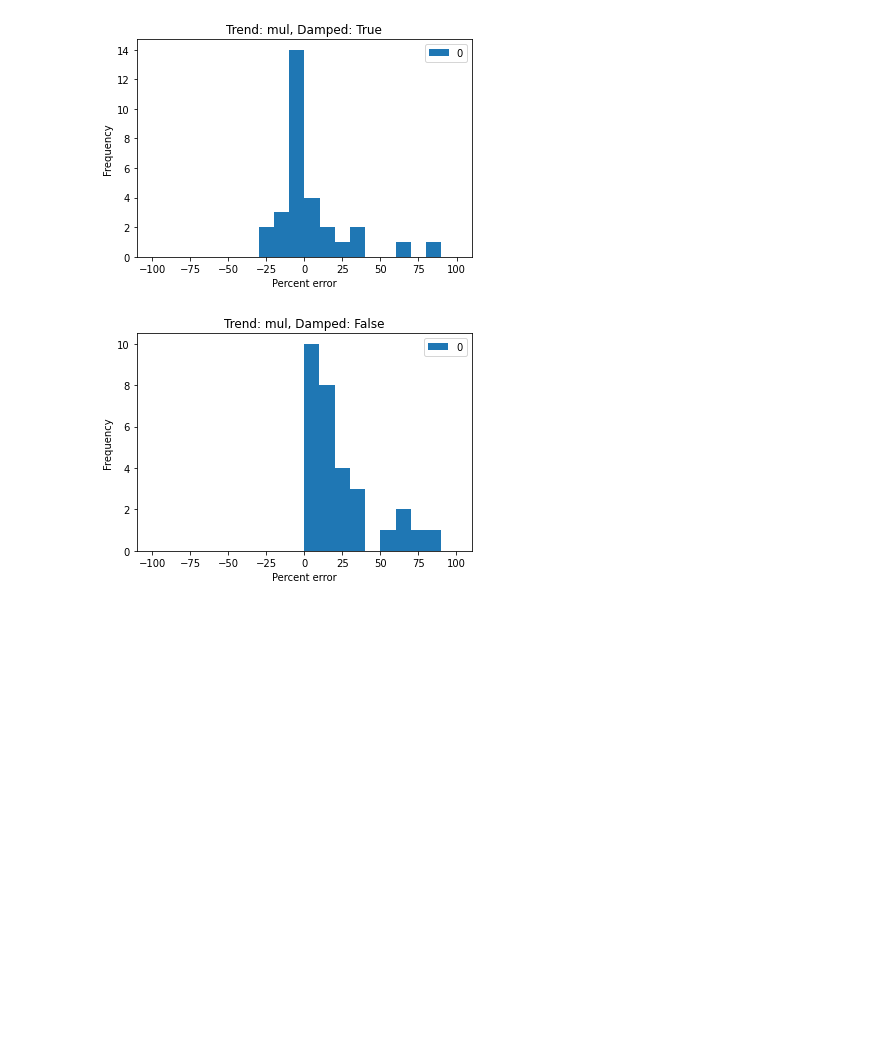
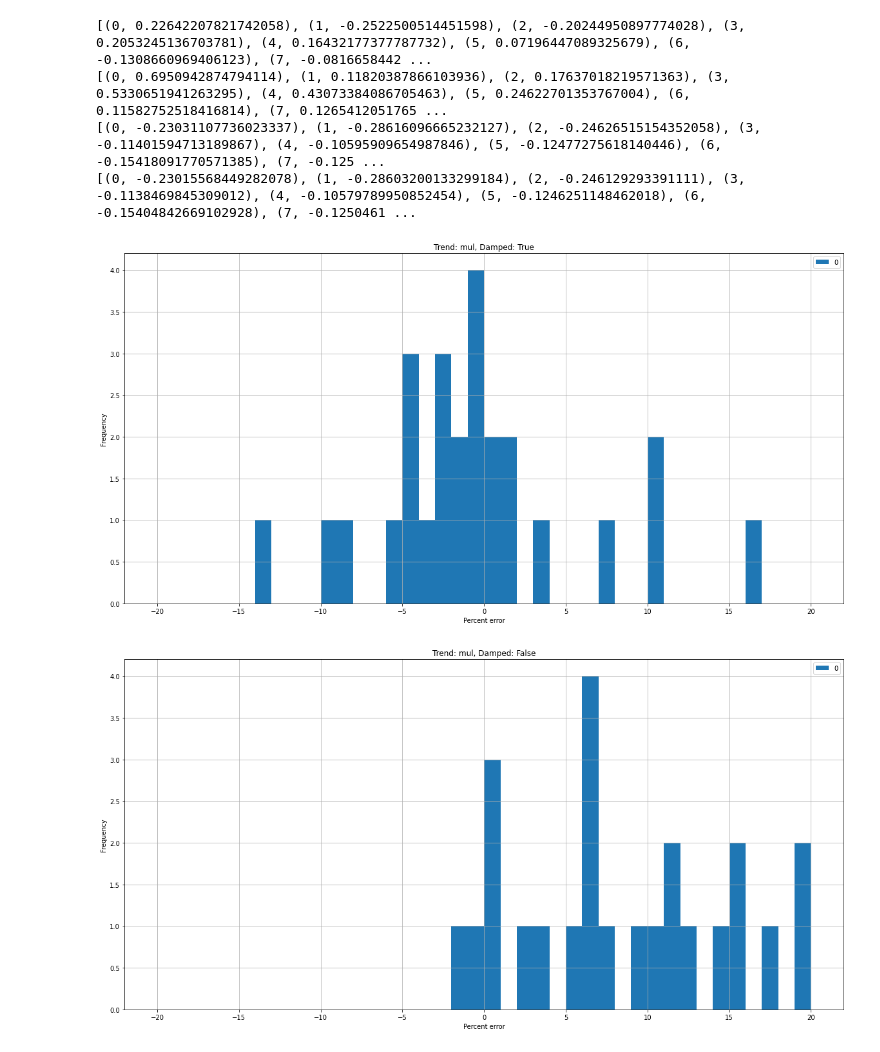
Before and after one commit to beala/covid_forecasts, a Jupyter notebook: Exponential Smoothing Model.ipynb, the cells around one changed output. Drawn from its saved outputs; the diff is of its cells as text; code cells hidden in the pictures; blank space fills up the shorter version.

```diff
--- a/Exponential Smoothing Model.ipynb
+++ b/Exponential Smoothing Model.ipynb
@@ -9,10 +9,10 @@ import matplotlib.pyplot as plt
 # %%
 us_data = pd.read_csv("../covid-tracking-data/data/us_daily.csv", index_col="date", parse_dates=["date"])[::-1]
 
-# Remove data before 2-28, where there were single digit case counts
-start_date = pd.to_datetime("20200228")
-#end_date = pd.to_datetime   ("20200420")
-end_date = us_data.index[-1]
+# Remove data before 3-04, where there were single digit case counts
+start_date = pd.to_datetime("20200304")
+end_date = pd.to_datetime("20200427")
+#end_date = us_data.index[-1]
 us_data = us_data[(us_data.index >= start_date) & (us_data.index <= end_date)]
 # %%
 us_data
@@ -85,7 +85,7 @@ Timestamp('2020-05-02 00:00:00', freq='D')
 # %%
 pd.to_datetime('2020-04-01') + pd.to_timedelta('1 day')
 
-delta = us_data.index[-1] - us_data.index[0]
+delta = end_date-start_date
 
 delta.days
 # %% [output]
@@ -103,7 +103,7 @@ for t, d in [('mul', True), ('mul', False), ('add', True), ('add', False)]:
     pct_errors = list()
     # Backtest by fitting a model and producing a 6 day
     # forecast for every day in our history.
-    for day_offset in range(1, delta.days-6):
+    for day_offset in range(1, delta.days-5):
         end_date = us_data.index[0] + pd.to_timedelta('%d day' % day_offset)
         es = hw.ExponentialSmoothing(
             us_data['positive'][(us_data.index <= end_date)],
@@ -112,11 +112,12 @@ for t, d in [('mul', True), ('mul', False), ('add', True), ('add', False)]:
             damped=d,
         )
         fit = es.fit()
-        f = fit.forecast(7)
+        f = fit.forecast(6)
         # Get the actual number for the forecast day
         actual = us_data[us_data.index == f.index[-1]]['positive']
         # Calculate the percent error of the forecast
         pct_error = (f[-1]-actual[0])/actual[0]
+        #pct_error = f[-1]-actual[0]
         #print("%s %s Actual: %d Forecast: %d Error: %.2f" % (end_date.strftime('%Y/%m/%d'), f.index[-1].strftime('%Y/%m/%d'), actual[0], f[-1], pct_error * 100))
         pct_errors.append(pct_error)
     results.append(((t,d),pct_errors))
@@ -134,13 +135,24 @@ add False
 # %%
 # Graph the histogram of percent errors over the backtested
 # forecasts
 
 for (p, errors) in results:
     errors_df = pd.DataFrame(errors)[-30:]
-    ax = (errors_df * 100).plot(kind='hist', bins=range(-100,101,10), title='Trend: %s, Damped: %s' % (p[0],p[1]))
+    print(list(enumerate(errors[-30:])))
+    ax = (errors_df * 100).plot(
+        kind='hist',
+        bins=range(-20,21,1),
+        title='Trend: %s, Damped: %s' % (p[0],p[1]),
+        figsize=(20,10),
+        grid=True
+    )
     ax.set_xlabel('Percent error')
     plt.savefig("errors-%s-%s.png" % (p[0],p[1]))
     #print (p, errors)
 # %% [output]
+[(0, 0.22642207821742058), (1, -0.2522500514451598), (2, -0.20244950897774028), (3, 0.2053245136703781), (4, 0.16432177377787732), (5, 0.07196447089325679), (6, -0.1308660969406123), (7, -0.0816658442 ...
+[(0, 0.6950942874794114), (1, 0.11820387866103936), (2, 0.17637018219571363), (3, 0.5330651941263295), (4, 0.43073384086705463), (5, 0.24622701353767004), (6, 0.11582752518416814), (7, 0.1265412051765 ...
+[(0, -0.23031107736023337), (1, -0.28616096665232127), (2, -0.24626515154352058), (3, -0.11401594713189867), (4, -0.10595909654987846), (5, -0.12477275618140446), (6, -0.15418091770571385), (7, -0.125 ...
+[(0, -0.23015568449282078), (1, -0.28603200133299184), (2, -0.246129293391111), (3, -0.1138469845309012), (4, -0.10579789950852454), (5, -0.1246251148462018), (6, -0.15404842669102928), (7, -0.1250461 ...
-[figure, old version]
+[figure, new version]
-[figure, old version]
+[figure, new version]
```
Also changed, not shown: parts of 27 cells of this notebook, 5 other files.
